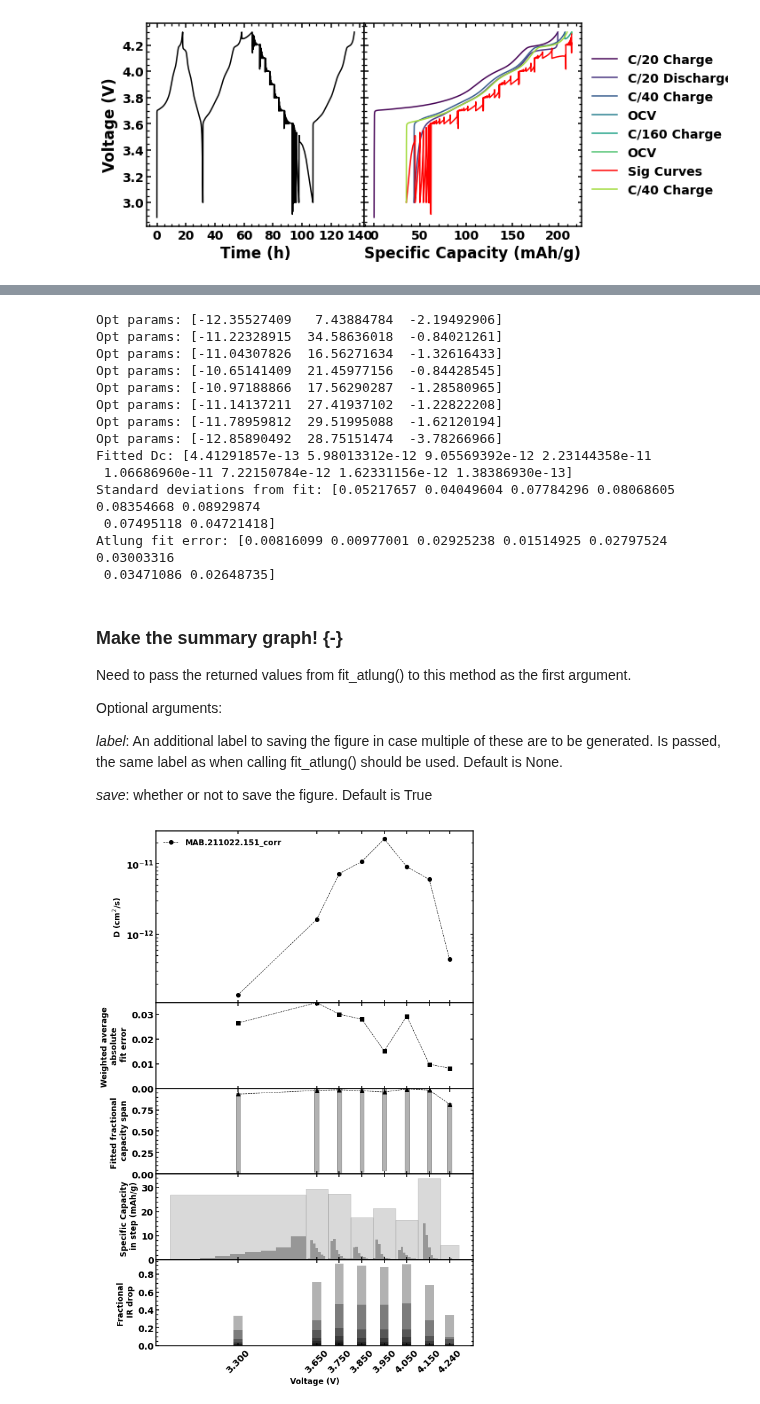
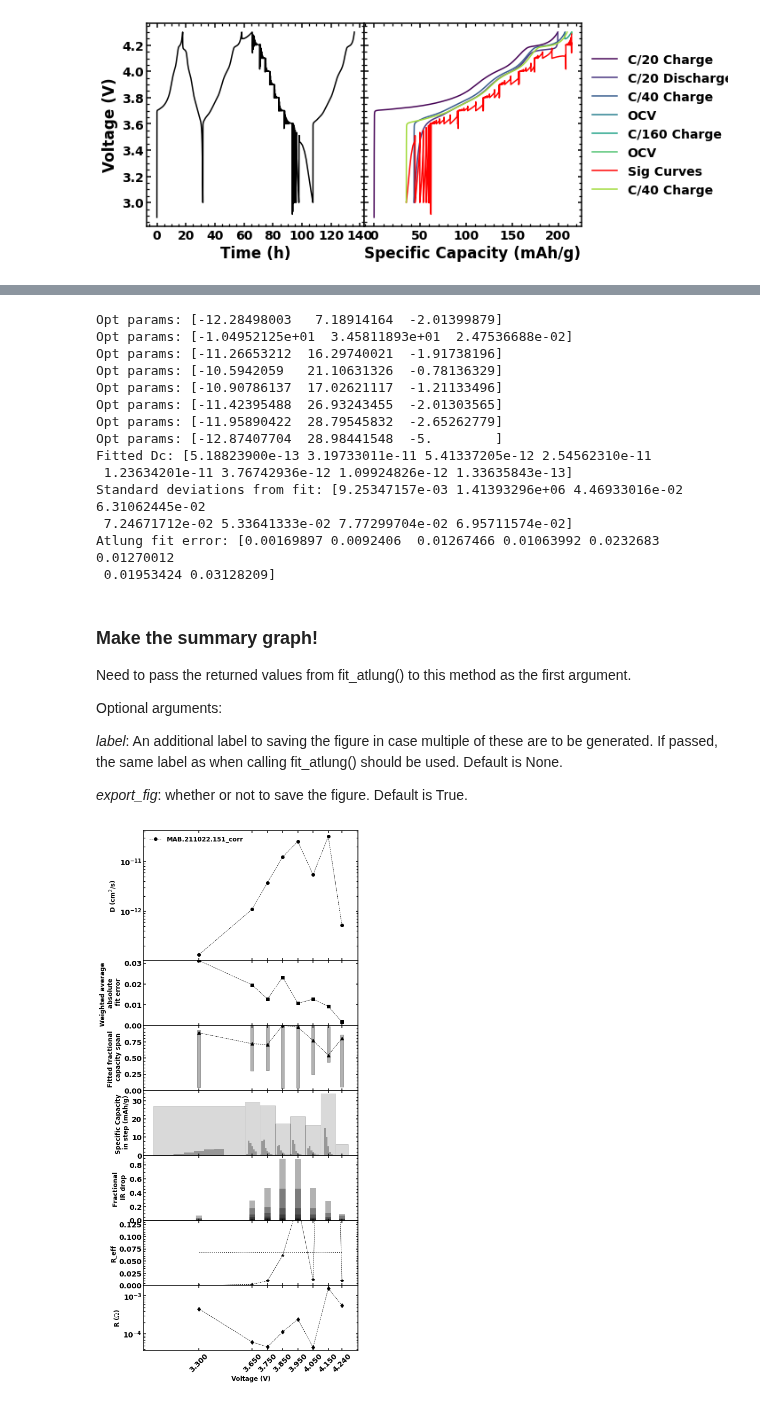
Before and after one commit to mmemcormier/amid, a Jupyter notebook: amid-analysis.ipynb, the cells around one changed output, grey strips where cells are left out. Drawn from its saved outputs; the diff is of its cells as text; code cells hidden in the pictures.

```diff
--- a/amid-analysis.ipynb
+++ b/amid-analysis.ipynb
@@ -29 +24,6 @@ cell_label = 'MAB.211022.151_corr'
+# %%
+dstpath = ''
+srcpath = ''
+uhpc_file = ''
+cell_label = ''
 # %% [markdown]
@@ -31,7 +31,7 @@ cell_label = 'MAB.211022.151_corr'
 
 Instantiating the AMID object is easy! The resulting variable (in this case *amid_data*) contains parsed data from the AMID protocol. You should read the output to be sure it is giving the information you expect!
 # %%
-amid_data = AMID(dstpath, srcpath, uhpc_file, cell_label, export_data=True, use_input_cap=True)
+amid_data = AMID(dstpath, srcpath, uhpc_file, cell_label, use_input_cap=True)
 # %% [output]
 Working on cell: MAB.211022.151
 Positive electrode active mass: 0.0009828 g
@@ -91,31 +93,33 @@ Returns: data needed to make summary graph.
 # %%
-fit_data = amid_data.fit_atlung(1.461e-4, corr=True, nalpha=150, ftol=5e-14, save=True, D_bounds=[1e-15, 1e-10])
+radius = 0.5e-4
+label = None
+fit_data = amid_data.fit_atlung(radius, corr=True, D_bounds=[1e-15, 1e-10], label=label)
 # %% [output]
-Opt params: [-12.35527409   7.43884784  -2.19492906]
-Opt params: [-11.22328915  34.58636018  -0.84021261]
-Opt params: [-11.04307826  16.56271634  -1.32616433]
-Opt params: [-10.65141409  21.45977156  -0.84428545]
-Opt params: [-10.97188866  17.56290287  -1.28580965]
-Opt params: [-11.14137211  27.41937102  -1.22822208]
-Opt params: [-11.78959812  29.51995088  -1.62120194]
-Opt params: [-12.85890492  28.75151474  -3.78266966]
-Fitted Dc: [4.41291857e-13 5.98013312e-12 9.05569392e-12 2.23144358e-11
- 1.06686960e-11 7.22150784e-12 1.62331156e-12 1.38386930e-13]
-Standard deviations from fit: [0.05217657 0.04049604 0.07784296 0.08068605 0.08354668 0.08929874
- 0.07495118 0.04721418]
-Atlung fit error: [0.00816099 0.00977001 0.02925238 0.01514925 0.02797524 0.03003316
- 0.03471086 0.02648735]
+Opt params: [-12.28498003   7.18914164  -2.01399879]
+Opt params: [-1.04952125e+01  3.45811893e+01  2.47536688e-02]
+Opt params: [-11.26653212  16.29740021  -1.91738196]
+Opt params: [-10.5942059   21.10631326  -0.78136329]
+Opt params: [-10.90786137  17.02621117  -1.21133496]
+Opt params: [-11.42395488  26.93243455  -2.01303565]
+Opt params: [-11.95890422  28.79545832  -2.65262779]
+Opt params: [-12.87407704  28.98441548  -5.        ]
+Fitted Dc: [5.18823900e-13 3.19733011e-11 5.41337205e-12 2.54562310e-11
+ 1.23634201e-11 3.76742936e-12 1.09924826e-12 1.33635843e-13]
+Standard deviations from fit: [9.25347157e-03 1.41393296e+06 4.46933016e-02 6.31062445e-02
+ 7.24671712e-02 5.33641333e-02 7.77299704e-02 6.95711574e-02]
+Atlung fit error: [0.00169897 0.0092406  0.01267466 0.01063992 0.0232683  0.01270012
+ 0.01953424 0.03128209]
 # %% [markdown]
-### Make the summary graph! {-}
+### Make the summary graph!
 
 Need to pass the returned values from fit_atlung() to this method as the first argument.
 
 Optional arguments:
 
-*label*: An additional label to saving the figure in case multiple of these are to be generated. Is passed, the same label as when calling fit_atlung() should be used. Default is None.
+*label*: An additional label to saving the figure in case multiple of these are to be generated. If passed, the same label as when calling fit_atlung() should be used. Default is None.
 
-*save*: whether or not to save the figure. Default is True
+*export_fig*: whether or not to save the figure. Default is True.
 # %%
-amid_data.make_summary_graph(fit_data, label='')
+amid_data.make_summary_graph(fit_data, label=label)
 # %% [output]
-[figure, old version]
+[figure, new version]
```
Also changed, not shown: parts of 8 cells of this notebook, 2 other files.
